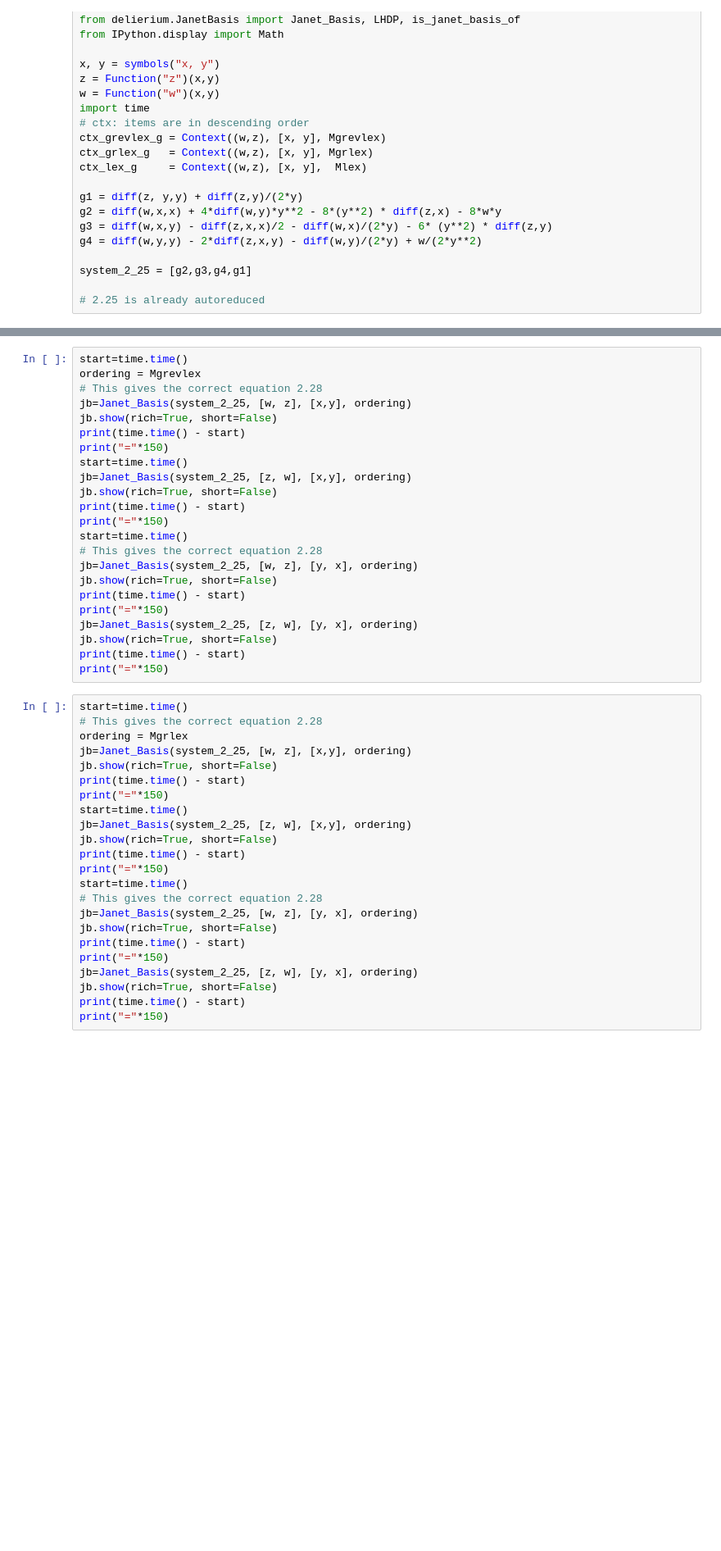
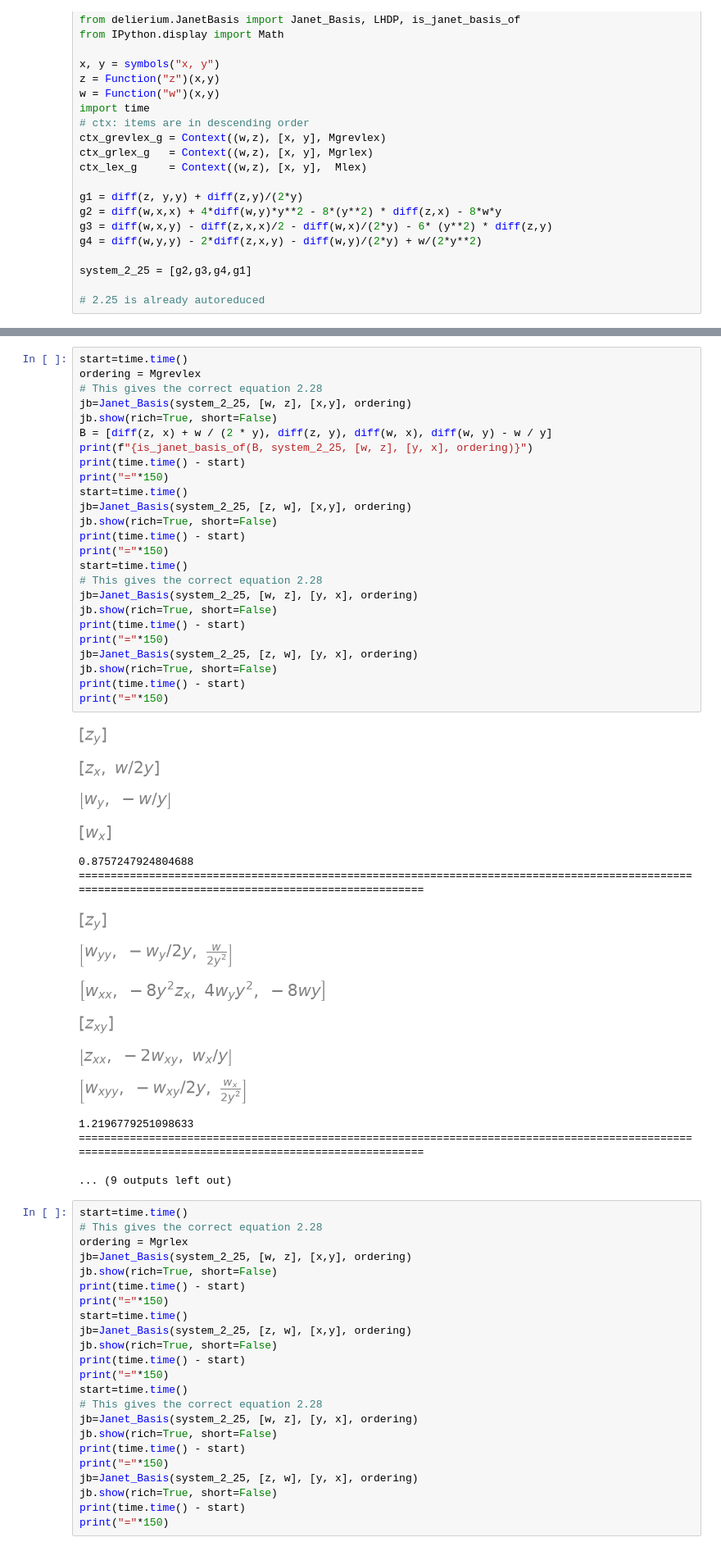
Before and after one commit to tapir442/delierium, a Jupyter notebook: notebooks/Schwarz/System_2_25.ipynb, the cells around one changed output, grey strips where cells are left out. Shown at 82% size. Drawn from its saved outputs; the diff is of its cells as text; blank space fills up the shorter version.

Commit message:
System 2.25: store notebook outputs
Co-Authored-By: Claude Opus 5.5 <noreply@anthropic.com>

```diff
--- a/notebooks/Schwarz/System_2_25.ipynb
+++ b/notebooks/Schwarz/System_2_25.ipynb
@@ -42,26 +43,44 @@ AttributeError: 'LHDP' object has no attribute 'simplify'
 # %%
 start=time.time()
 ordering = Mgrevlex
 # This gives the correct equation 2.28
 jb=Janet_Basis(system_2_25, [w, z], [x,y], ordering)
 jb.show(rich=True, short=False)
+B = [diff(z, x) + w / (2 * y), diff(z, y), diff(w, x), diff(w, y) - w / y]
+print(f"{is_janet_basis_of(B, system_2_25, [w, z], [y, x], ordering)}")
 print(time.time() - start)
 print("="*150)
 start=time.time()
 jb=Janet_Basis(system_2_25, [z, w], [x,y], ordering)
 jb.show(rich=True, short=False)
 print(time.time() - start)
 print("="*150)
 start=time.time()
 # This gives the correct equation 2.28
 jb=Janet_Basis(system_2_25, [w, z], [y, x], ordering)
 jb.show(rich=True, short=False)
 print(time.time() - start)
 print("="*150)
 jb=Janet_Basis(system_2_25, [z, w], [y, x], ordering)
 jb.show(rich=True, short=False)
 print(time.time() - start)
 print("="*150)
+# %% [output]
+[figure, added]
+[figure, added]
+[figure, added]
+[figure, added]
+0.8757247924804688
+======================================================================================================================================================
+[figure, added]
+[figure, added]
+[figure, added]
+[figure, added]
+[figure, added]
+[figure, added]
+1.2196779251098633
+======================================================================================================================================================
+... (9 outputs left out)
 # %%
 start=time.time()
 # This gives the correct equation 2.28
```
Also changed, not shown: parts of 1 cell of this notebook.
